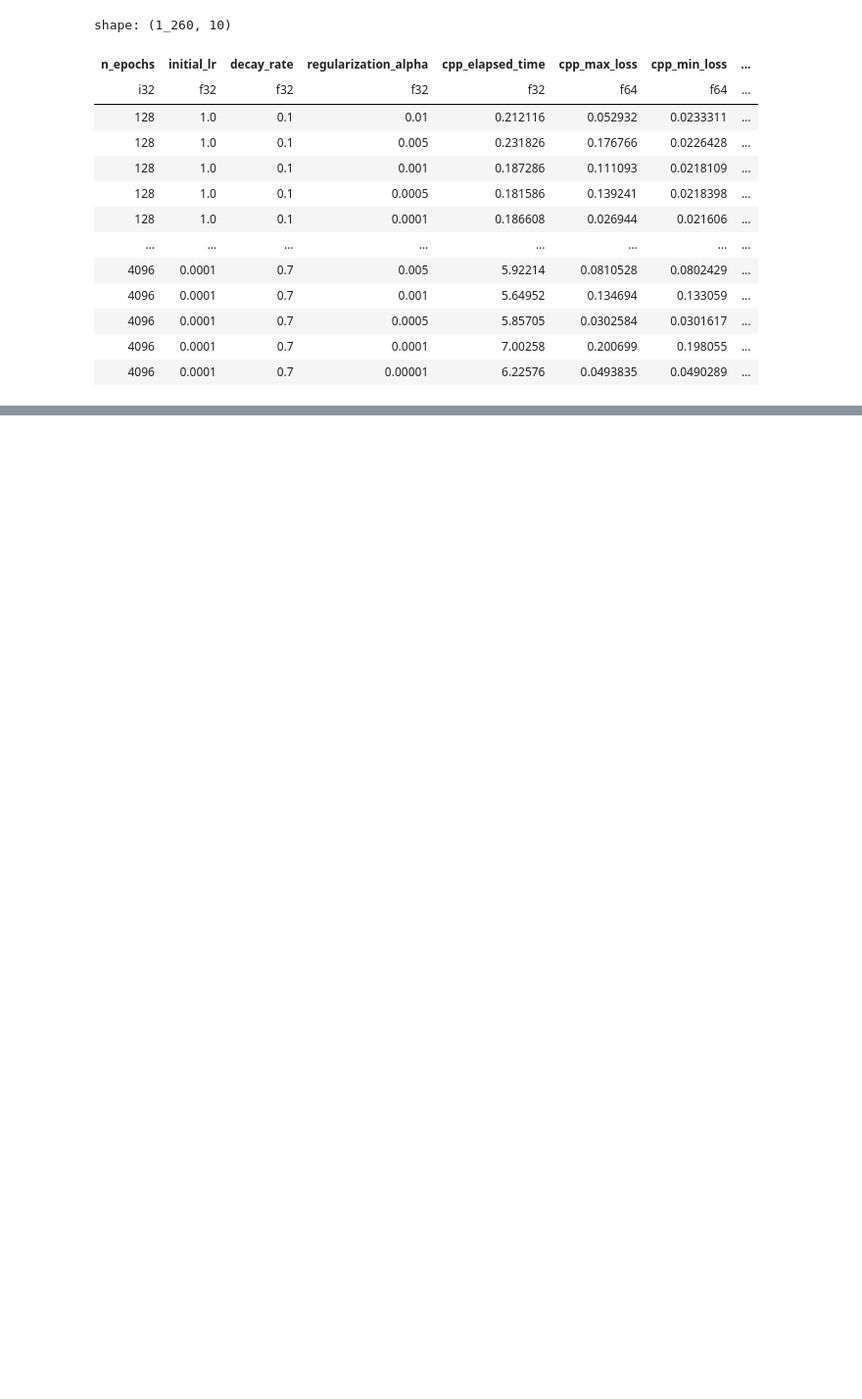
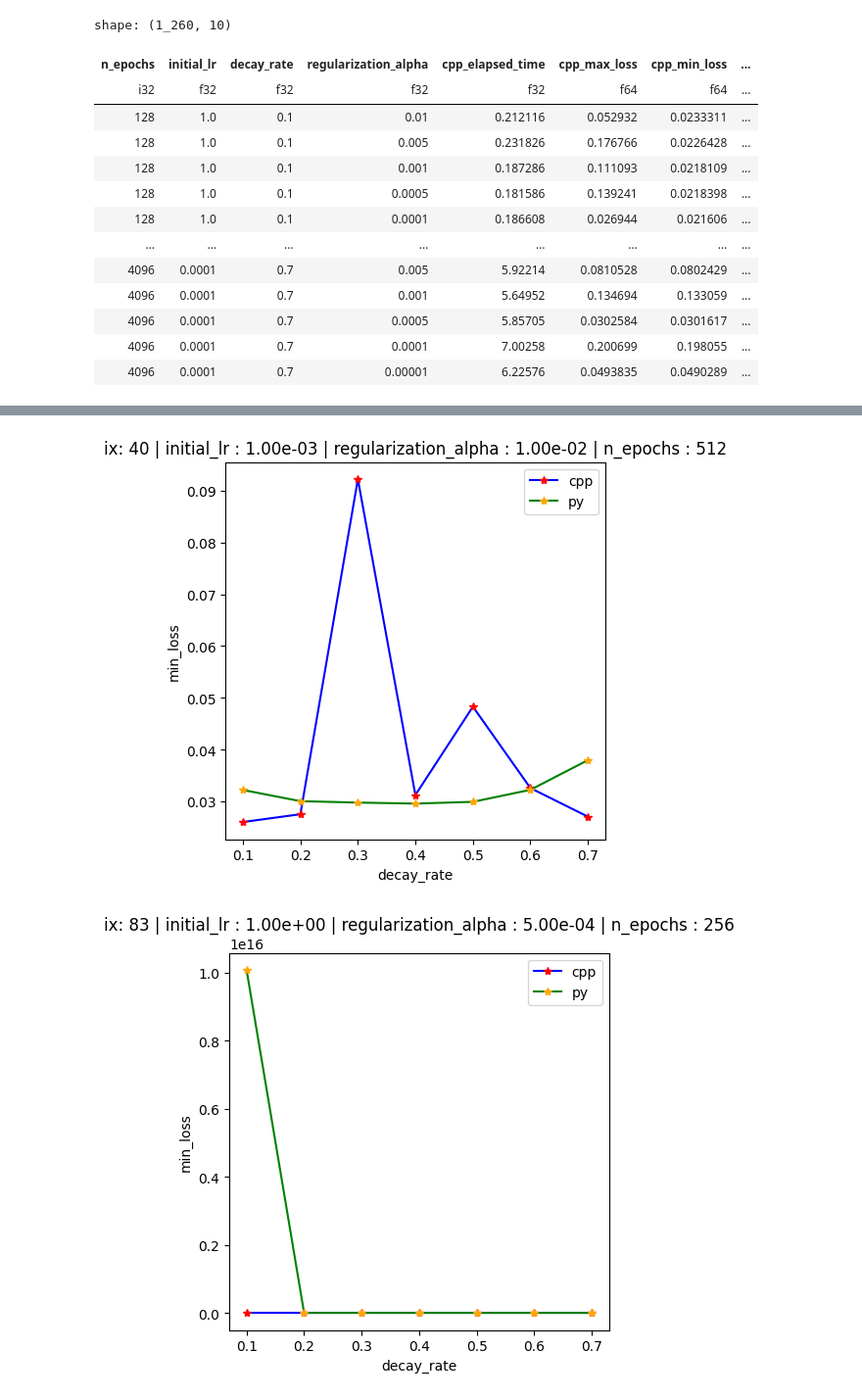
Before and after one commit to Lolikion228/CppLinReg, a Jupyter notebook: LinearRegression/res.ipynb, the cells around one changed output, grey strips where cells are left out. Shown: that part at 98% size. Saved outputs shown, nothing was run; the diff lists cells and outputs as text; code cells hidden in the pictures; blank space fills up the shorter version.

```diff
--- a/LinearRegression/res.ipynb
+++ b/LinearRegression/res.ipynb
@@ -199,0 +160,6 @@ plot_lossVSepochs(df, None)
+# %%
+for i in range(n_samples):
+    plot_lossVShp(df, "decay_rate", None)
+# %% [output]
+[figure, added]
+[figure, added]
```
Also changed, not shown: parts of 21 cells of this notebook.
